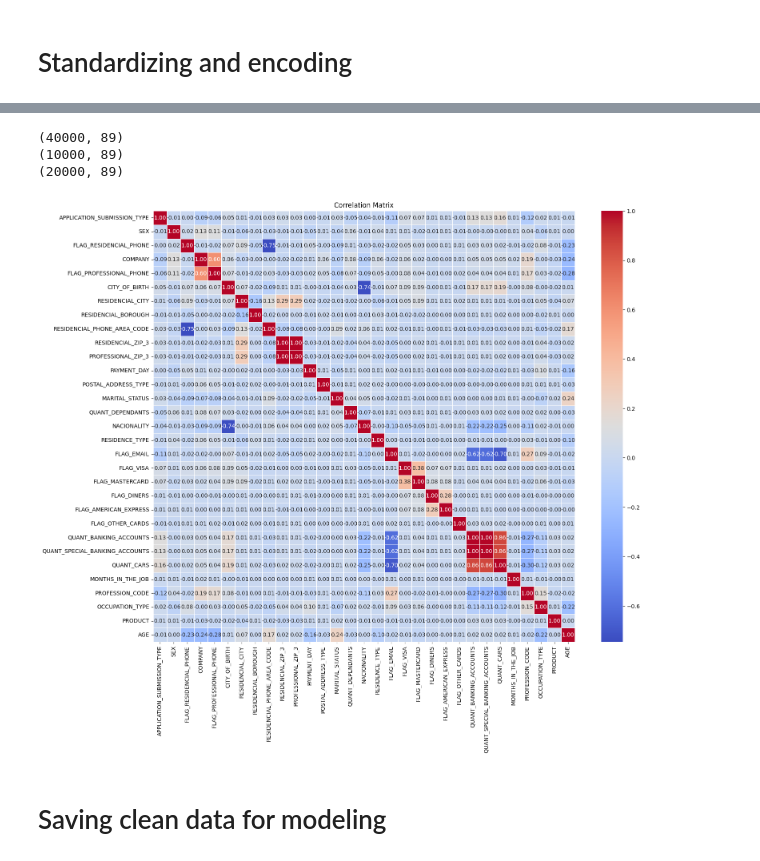
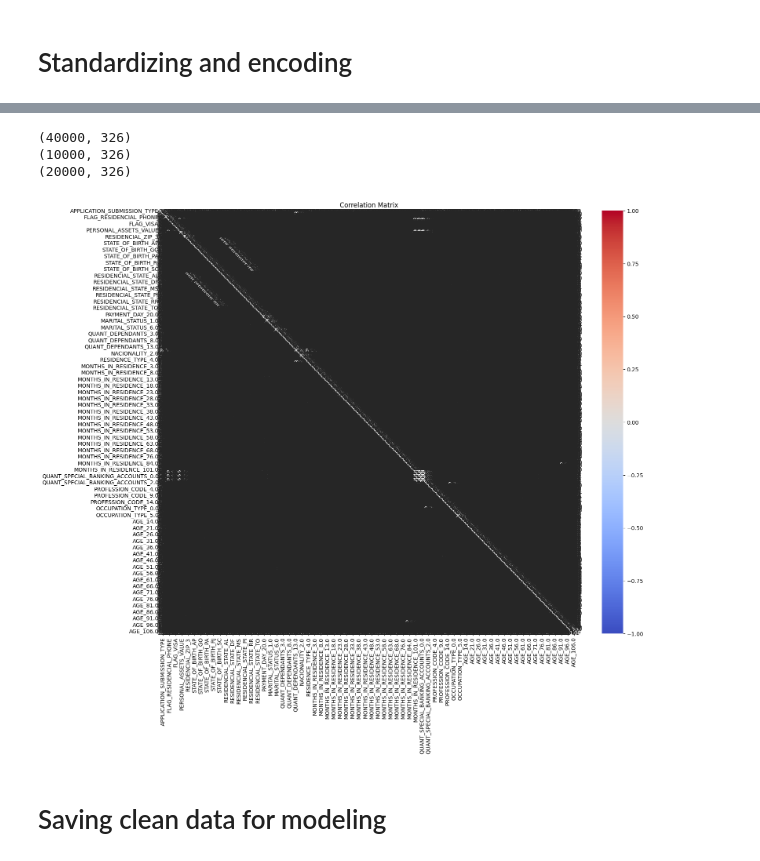
Before and after one commit to joelsolaeche/credit-risk-app, a Jupyter notebook: notebooks/ci_data_cleanup.ipynb, the cells around one changed output, grey strips where cells are left out. Drawn from its saved outputs; the diff is of its cells as text; code cells hidden in the pictures.

```diff
--- a/notebooks/ci_data_cleanup.ipynb
+++ b/notebooks/ci_data_cleanup.ipynb
@@ -16,7 +16,7 @@ DATA_PATH = os.path.join(os.getcwd(), "dataset")
 os.chdir(DATA_PATH)'''
 
 #Defining BASE_PATH
-BASE_PATH = os.getenv("/Users/carlos/Desktop/CURSOS/Anyone AI/Credit-risk-analysis/dataset/", "/Users/carlos/Desktop/CURSOS/Anyone AI/Credit-risk-analysis/dataset/")
+BASE_PATH = os.getenv("/Users/carlos/Desktop/CURSOS/Anyone AI/Credit-Risk-App/dataset/", "/Users/carlos/Desktop/CURSOS/Anyone AI/Credit-Risk-App/dataset/")
 
 train_file_path = os.path.join(BASE_PATH, "PAKDD2010_Modeling_Data.csv")
 val_file_path = os.path.join(BASE_PATH, "PAKDD2010_Prediction_Data.csv")
@@ -103,11 +103,12 @@ test_df = test_df.drop(columns=['PROFESSIONAL_STATE', 'PROFESSIONAL_CITY', 'PROF
 
 numeric_features = df.select_dtypes(include=['number'])
 
-numerical_discrete_features = [col for col in numeric_features.columns if df[col].dtype == 'int64' or df[col].nunique() < 20]
+numerical_discrete_features = [col for col in numeric_features.columns if df[col].dtype == 'int64' or df[col].nunique() < 20 or col == 'MONTHS_IN_RESIDENCE']
 numerical_continuous_features = [col for col in numeric_features.columns if df[col].dtype == 'float64' and col not in numerical_discrete_features]
 
 # Select only categorical columns (object or category types)
 categorical_features = df.select_dtypes(include=['object', 'category']).columns.tolist()
+
 
 df_discrete = df[numerical_discrete_features]
 df_continuous = df[numerical_continuous_features]
@@ -116,6 +117,7 @@ df_categorical = df[categorical_features]
 #Deleting target column name
 numerical_discrete_features.remove('TARGET_LABEL_BAD')
 
+print("Numeric Features: ", numeric_features.columns.to_list())
 print("Discrete Features:", numerical_discrete_features)
 print("Continuous Features:", numerical_continuous_features)
 print("Categorical Features:", categorical_features)
@@ -383,7 +364,9 @@ print(test_values)
 # %%
 #Defining the list of features to apply a different type of encoding
 two_feature_list = ['APPLICATION_SUBMISSION_TYPE', 'SEX', 'FLAG_RESIDENCIAL_PHONE', 'COMPANY', 'FLAG_PROFESSIONAL_PHONE']
-ohe_features = ['STATE_OF_BIRTH', 'RESIDENCIAL_STATE']
+ohe_features = ['STATE_OF_BIRTH', 'RESIDENCIAL_STATE', 'PAYMENT_DAY', 'POSTAL_ADDRESS_TYPE', 'MARITAL_STATUS', 'QUANT_DEPENDANTS', 'NACIONALITY', 'RESIDENCE_TYPE',
+                 'MONTHS_IN_RESIDENCE', 'QUANT_BANKING_ACCOUNTS', 'QUANT_SPECIAL_BANKING_ACCOUNTS', 'QUANT_SPECIAL_BANKING_ACCOUNTS', 'PROFESSION_CODE', 'OCCUPATION_TYPE',
+                 'PRODUCT', 'AGE']
 freq_enc_features = ['CITY_OF_BIRTH', 'RESIDENCIAL_CITY', 'RESIDENCIAL_BOROUGH', 'RESIDENCIAL_PHONE_AREA_CODE', 'RESIDENCIAL_ZIP_3', 'PROFESSIONAL_ZIP_3']
 # %%
 from sklearn.preprocessing import OrdinalEncoder, OneHotEncoder
@@ -447,28 +430,24 @@ print(train_df.shape)
 print(val_df.shape)
 print(test_df.shape)
 # %% [output]
-(40000, 89)
-(10000, 89)
-(20000, 89)
+(40000, 326)
+(10000, 326)
+(20000, 326)
 # %%
 #Correlation matrix
-feature_list = ['APPLICATION_SUBMISSION_TYPE', 'SEX', 'FLAG_RESIDENCIAL_PHONE', 'COMPANY', 'FLAG_PROFESSIONAL_PHONE', 'CITY_OF_BIRTH',
-                    'RESIDENCIAL_CITY', 'RESIDENCIAL_BOROUGH', 'RESIDENCIAL_PHONE_AREA_CODE', 'RESIDENCIAL_ZIP_3', 'PROFESSIONAL_ZIP_3',
-                    'PAYMENT_DAY', 'POSTAL_ADDRESS_TYPE', 'MARITAL_STATUS', 'QUANT_DEPENDANTS', 'NACIONALITY', 'RESIDENCE_TYPE', 'FLAG_EMAIL',
-                    'FLAG_VISA', 'FLAG_MASTERCARD', 'FLAG_DINERS', 'FLAG_AMERICAN_EXPRESS', 'FLAG_OTHER_CARDS', 'QUANT_BANKING_ACCOUNTS',
-                    'QUANT_SPECIAL_BANKING_ACCOUNTS', 'QUANT_CARS', 'MONTHS_IN_THE_JOB', 'PROFESSION_CODE', 'OCCUPATION_TYPE', 'PRODUCT', 'AGE']
+transformed_df = pd.concat([train_df, y_train], axis=1)
 
 
 # Correlation matrix
-correlation_matrix = train_df[feature_list].corr()
+correlation_matrix = transformed_df.corr()
 
 # Plot the heatmap of correlations
 plt.figure(figsize=(17, 14))
 sns.heatmap(correlation_matrix, annot=True, cmap='coolwarm', fmt='.2f', linewidths=0.5)
 plt.title("Correlation Matrix")
 plt.show()
 # %% [output]
-[figure, old version]
+[figure, new version]
 # %% [markdown]
 # Saving clean data for modeling
 # %%
```
Also changed, not shown: parts of 13 cells of this notebook, 4 other files.
